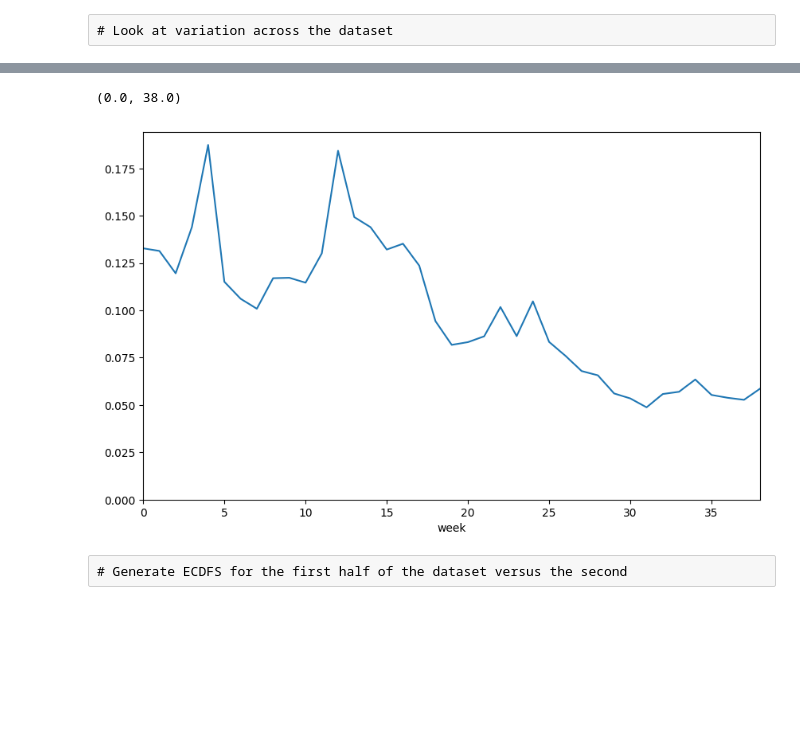
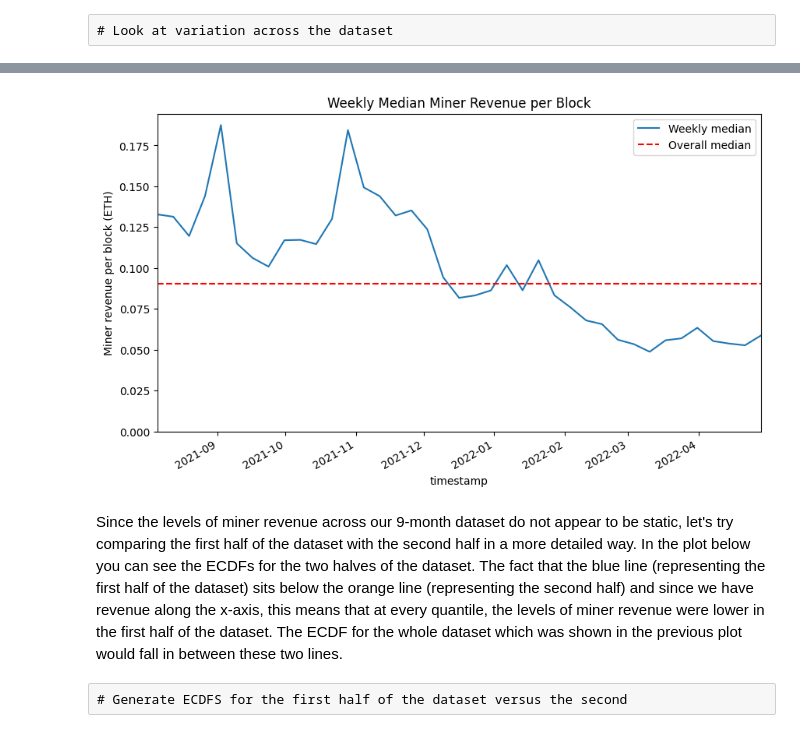
Before and after one commit to pintail-xyz/post-merge-mev, a Jupyter notebook: model-post-merge-returns.ipynb, the cells around one changed output, grey strips where cells are left out. Cells and saved outputs as stored; diff of their text form; code cells hidden in the pictures; blank space fills up the shorter version.

```diff
--- a/model-post-merge-returns.ipynb
+++ b/model-post-merge-returns.ipynb
@@ -146,23 +199,23 @@ table.style.hide().format({'quantile': '{:.1f}%'})
 # %% [raw]
 # Look at variation across the dataset
 # %%
-print(start_block, end_block, end_block - start_block + 1)
-print(df.timestamp.min(), df.timestamp.max())
 nanoseconds_per_week = 10**9 * 60 * 60 * 24 * 7
 df['week'] = (
     df['timestamp'].astype(int) - df['timestamp'].astype(int).iloc[0]
 ) // nanoseconds_per_week
-quantiles = {
-    0.25: df.groupby(['week'])['miner_extracted'].quantile(0.25),
-    0.5: df.groupby(['week'])['miner_extracted'].quantile(0.5),
-    0.75: df.groupby(['week'])['miner_extracted'].quantile(0.75)
+weekly_data = {
+    'timestamp': df.groupby(['week'])['timestamp'].first(),
+    'median': df.groupby(['week'])['miner_extracted'].quantile(0.5)
 }
-weekly = pd.DataFrame(quantiles)
+weekly = pd.DataFrame(weekly_data)
 
 fig, ax = plt.subplots(figsize=(10, 6))
-#weekly[0.25].plot(ax=ax)
-weekly[0.5].plot(ax=ax)
-#weekly[0.75].plot(ax=ax)
+weekly.set_index('timestamp', inplace=True)
+weekly['median'].plot(ax=ax, label='Weekly median')
+ax.axhline(med, color='r', linestyle='dashed', label='Overall median')
+ax.set_title('Weekly Median Miner Revenue per Block')
+ax.set_ylabel('Miner revenue per block (ETH)')
 ax.set_ylim(ymin=0)
-ax.set_xlim(0, weekly.index.max())
+ax.set_xlim(weekly.index.min(), weekly.index.max())
+ax.legend();
 # %% [output]
@@ -171,5 +222,6 @@ ax.set_xlim(0, weekly.index.max())
-(0.0, 38.0)
-[figure, old version]
+[figure, new version]
+# %% [markdown]
+Since the levels of miner revenue across our 9-month dataset do not appear to be static, let's try comparing the first half of the dataset with the second half in a more detailed way. In the plot below you can see the ECDFs for the two halves of the dataset. The fact that the blue line (representing the first half of the dataset) sits below the orange line (representing the second half) and since we have revenue along the x-axis, this means that at every quantile, the levels of miner revenue were lower in the first half of the dataset. The ECDF for the whole dataset which was shown in the previous plot would fall in between these two lines.
 # %% [raw]
 # Generate ECDFS for the first half of the dataset versus the second
 # %%
```
Also changed, not shown: parts of 16 cells of this notebook, 2 other files.
